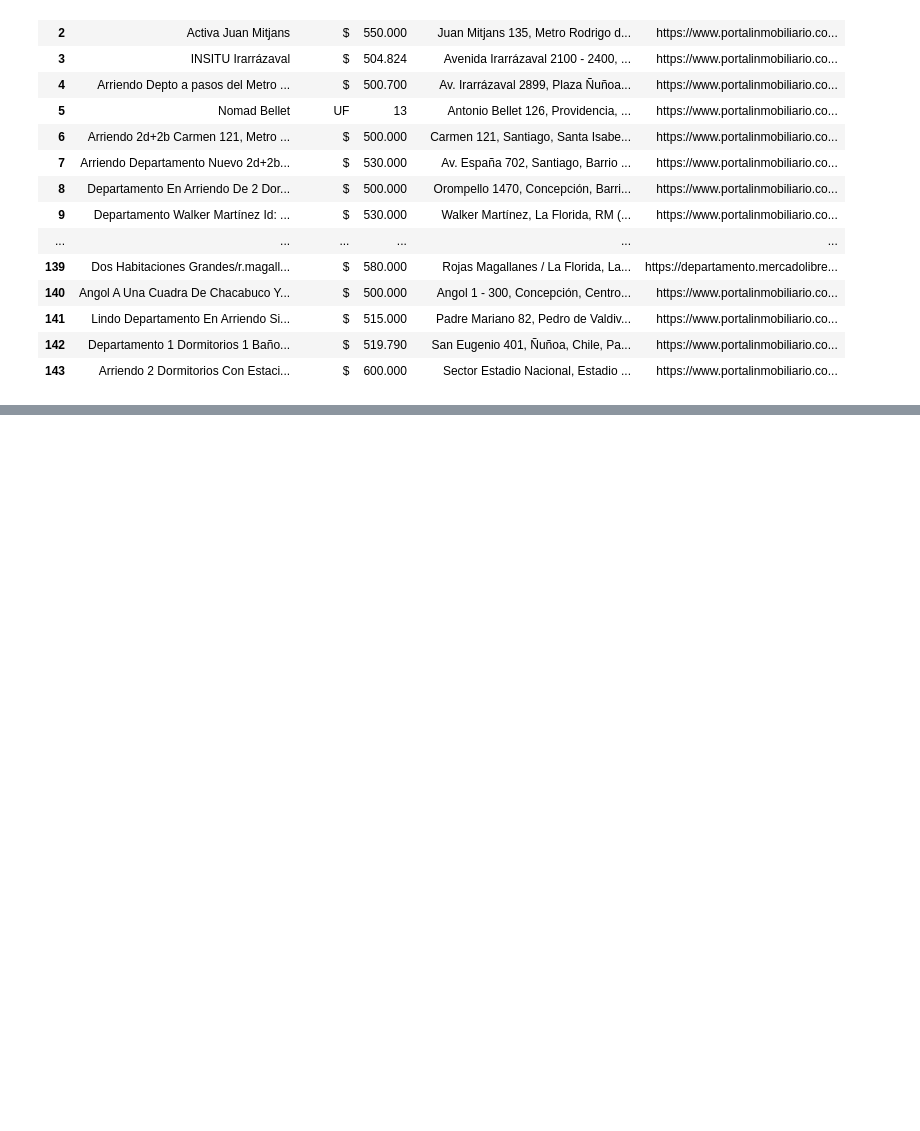
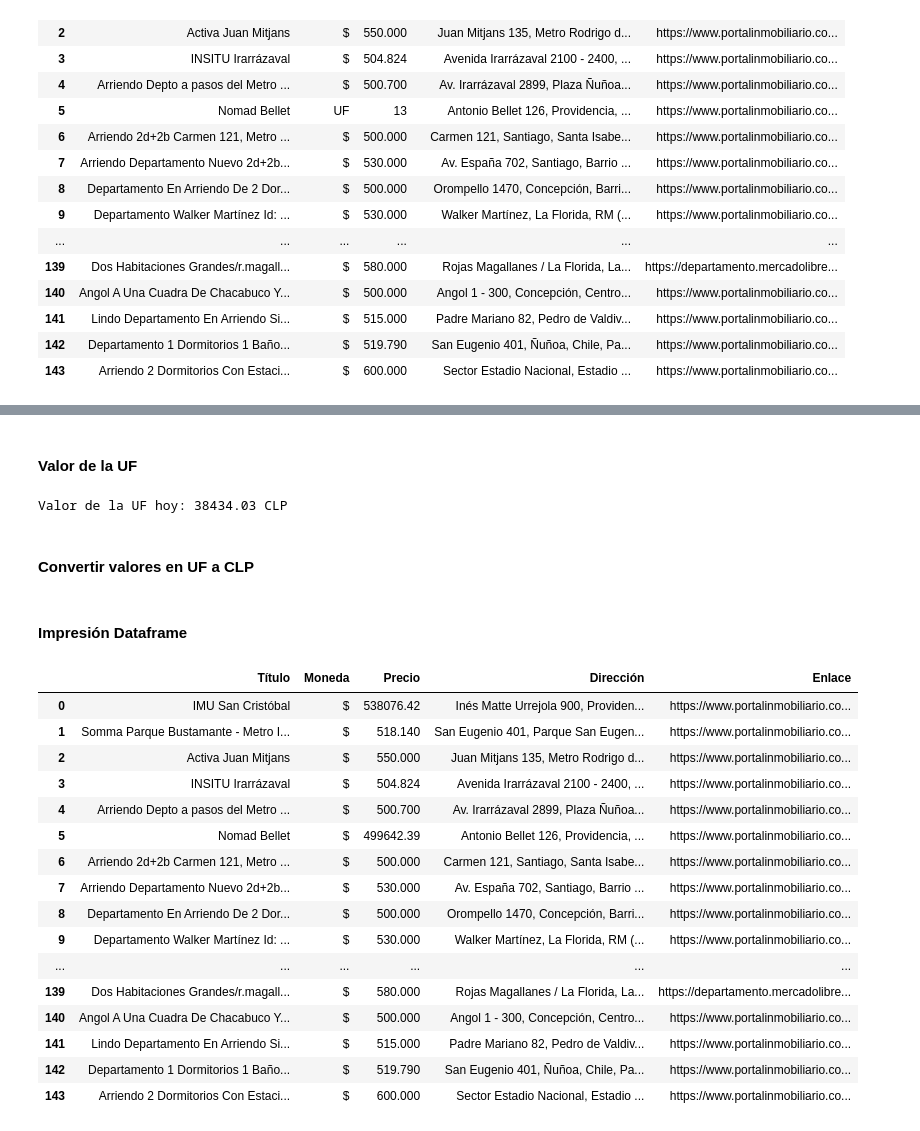
Before and after one commit to Vikktor93/webscraping-api-bd-project, a Jupyter notebook: project.ipynb, the cells around one changed output, grey strips where cells are left out. Saved outputs shown, nothing was run; the diff lists cells and outputs as text; code cells hidden in the pictures; blank space fills up the shorter version.

```diff
--- a/project.ipynb
+++ b/project.ipynb
@@ -38,7 +38,7 @@ op_inmueble = 'departamentos'  # opciones: dpto, casa, oficina
 ubicacion_inmueble = 'las condes'
 monto_minimo = 500000
 monto_maximo = 600000
-cant_paginas = 3
+cant_paginas = 2
 radio_busqueda = '300'
 busqueda_rubros = ['restaurante', 'supermercado']
 # %% [markdown]
@@ -236,0 +242,55 @@ df_resultados
+# %%
+# Nueva sesión de WebDriver para obtener la UF
+def obtener_valor_uf():
+    driver_uf = webdriver.Edge()
+    driver_uf.get("https://valoruf.cl/")
+    time.sleep(3)
+    valor_uf = WebDriverWait(driver_uf, 10).until(
+        EC.presence_of_element_located((By.CLASS_NAME, "vpr"))
+    ).text
+    driver_uf.quit()
+    valor_uf = float(valor_uf.replace('$', '').replace('.', '').replace(',', '.'))
+    return valor_uf
+# %% [markdown]
+#### **Valor de la UF**
+# %%
+valor_uf = obtener_valor_uf()
+print(f"Valor de la UF hoy: {valor_uf} CLP")
+# %% [output]
+Valor de la UF hoy: 38434.03 CLP
+# %% [markdown]
+#### **Convertir valores en UF a CLP**
+# %%
+for index, row in df_resultados.iterrows():
+    if row['Moneda'] == 'UF':
+        # Calcular el valor en CLP
+        precio_en_clp = float(row['Precio'].replace('.', '')) * valor_uf
+
+        # Actualizar el precio y mantener el símbolo de pesos
+        df_resultados.at[index, 'Precio'] = round(precio_en_clp, 0)
+        df_resultados.at[index, 'Moneda'] = '$'
+
+df_resultados['Moneda'] = df_resultados['Moneda'].replace({'CLP': '$'})
+# %% [markdown]
+#### **Impresión Dataframe**
+# %%
+pd.set_option('display.max_rows', None)
+df_resultados
+# %% [output]
+|  | Título | Moneda | Precio | Dirección | Enlace |
+| 0 | IMU San Cristóbal | $ | 538076.42 | Inés Matte Urrejola 900, Providen... | https://www.portalinmobiliario.co... |
+| 1 | Somma Parque Bustamante - Metro I... | $ | 518.140 | San Eugenio 401, Parque San Eugen... | https://www.portalinmobiliario.co... |
+| 2 | Activa Juan Mitjans | $ | 550.000 | Juan Mitjans 135, Metro Rodrigo d... | https://www.portalinmobiliario.co... |
+| 3 | INSITU Irarrázaval | $ | 504.824 | Avenida Irarrázaval 2100 - 2400, ... | https://www.portalinmobiliario.co... |
+| 4 | Arriendo Depto a pasos del Metro ... | $ | 500.700 | Av. Irarrázaval 2899, Plaza Ñuñoa... | https://www.portalinmobiliario.co... |
+| 5 | Nomad Bellet | $ | 499642.39 | Antonio Bellet 126, Providencia, ... | https://www.portalinmobiliario.co... |
+| 6 | Arriendo 2d+2b Carmen 121, Metro ... | $ | 500.000 | Carmen 121, Santiago, Santa Isabe... | https://www.portalinmobiliario.co... |
+| 7 | Arriendo Departamento Nuevo 2d+2b... | $ | 530.000 | Av. España 702, Santiago, Barrio ... | https://www.portalinmobiliario.co... |
+| 8 | Departamento En Arriendo De 2 Dor... | $ | 500.000 | Orompello 1470, Concepción, Barri... | https://www.portalinmobiliario.co... |
+| 9 | Departamento Walker Martínez Id: ... | $ | 530.000 | Walker Martínez, La Florida, RM (... | https://www.portalinmobiliario.co... |
+| ... | ... | ... | ... | ... | ... |
+| 139 | Dos Habitaciones Grandes/r.magall... | $ | 580.000 | Rojas Magallanes / La Florida, La... | https://departamento.mercadolibre... |
+| 140 | Angol A Una Cuadra De Chacabuco Y... | $ | 500.000 | Angol 1 - 300, Concepción, Centro... | https://www.portalinmobiliario.co... |
+| 141 | Lindo Departamento En Arriendo Si... | $ | 515.000 | Padre Mariano 82, Pedro de Valdiv... | https://www.portalinmobiliario.co... |
+| 142 | Departamento 1 Dormitorios 1 Baño... | $ | 519.790 | San Eugenio 401, Ñuñoa, Chile, Pa... | https://www.portalinmobiliario.co... |
+| 143 | Arriendo 2 Dormitorios Con Estaci... | $ | 600.000 | Sector Estadio Nacional, Estadio ... | https://www.portalinmobiliario.co... |
```
Also changed, not shown: parts of 2 cells of this notebook.
